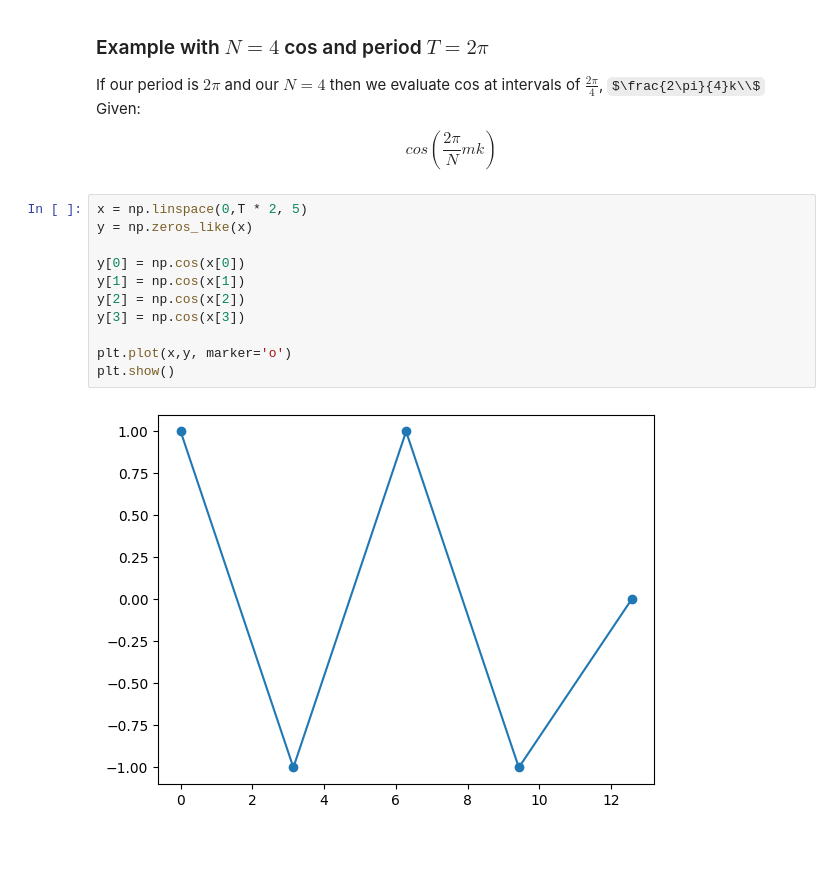
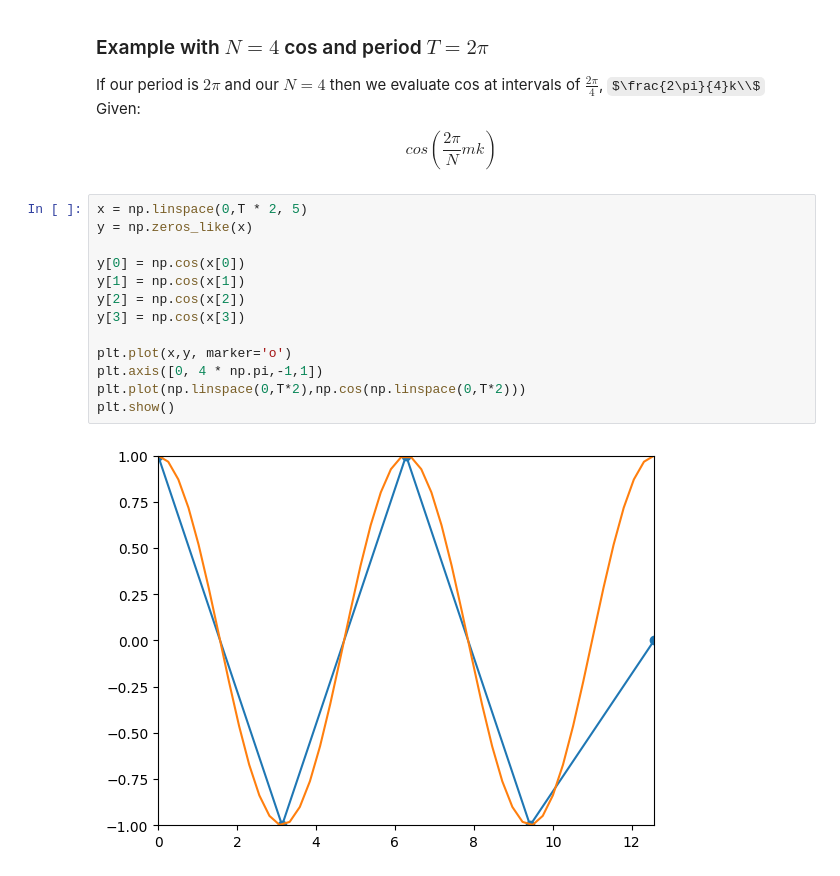
Before and after one commit to DylanReidRamelli/Bachelor-Project-2023, a Jupyter notebook: notebook/fourier.ipynb, the cells around one changed output. Saved outputs shown, nothing was run; the diff lists cells and outputs as text; some formulas as TeX source; blank space fills up the shorter version.

```diff
--- a/notebook/fourier.ipynb
+++ b/notebook/fourier.ipynb
@@ -104,13 +104,15 @@ cos(\frac{2\pi}{N}mk)
 # %%
 x = np.linspace(0,T * 2, 5)
 y = np.zeros_like(x)
 
 y[0] = np.cos(x[0])
 y[1] = np.cos(x[1])
 y[2] = np.cos(x[2])
 y[3] = np.cos(x[3])
 
 plt.plot(x,y, marker='o')
+plt.axis([0, 4 * np.pi,-1,1])
+plt.plot(np.linspace(0,T*2),np.cos(np.linspace(0,T*2)))
 plt.show()
 # %% [output]
-[figure, old version]
+[figure, new version]
```
Also changed, not shown: parts of 7 cells of this notebook.
